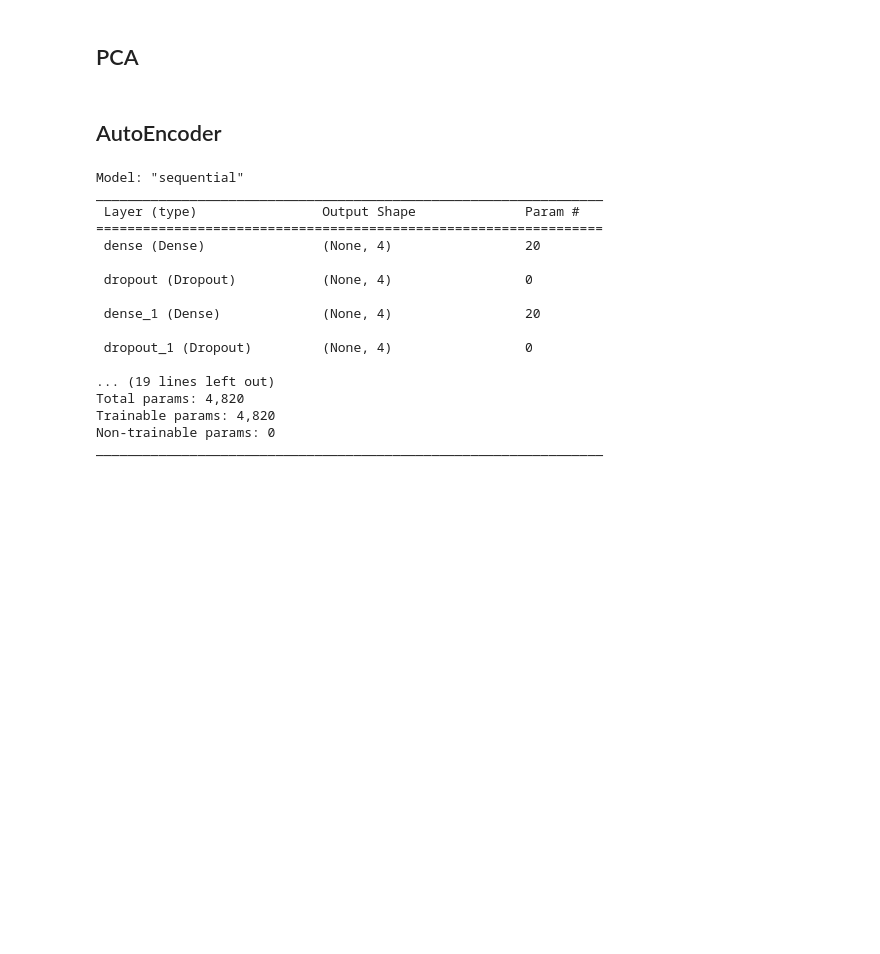
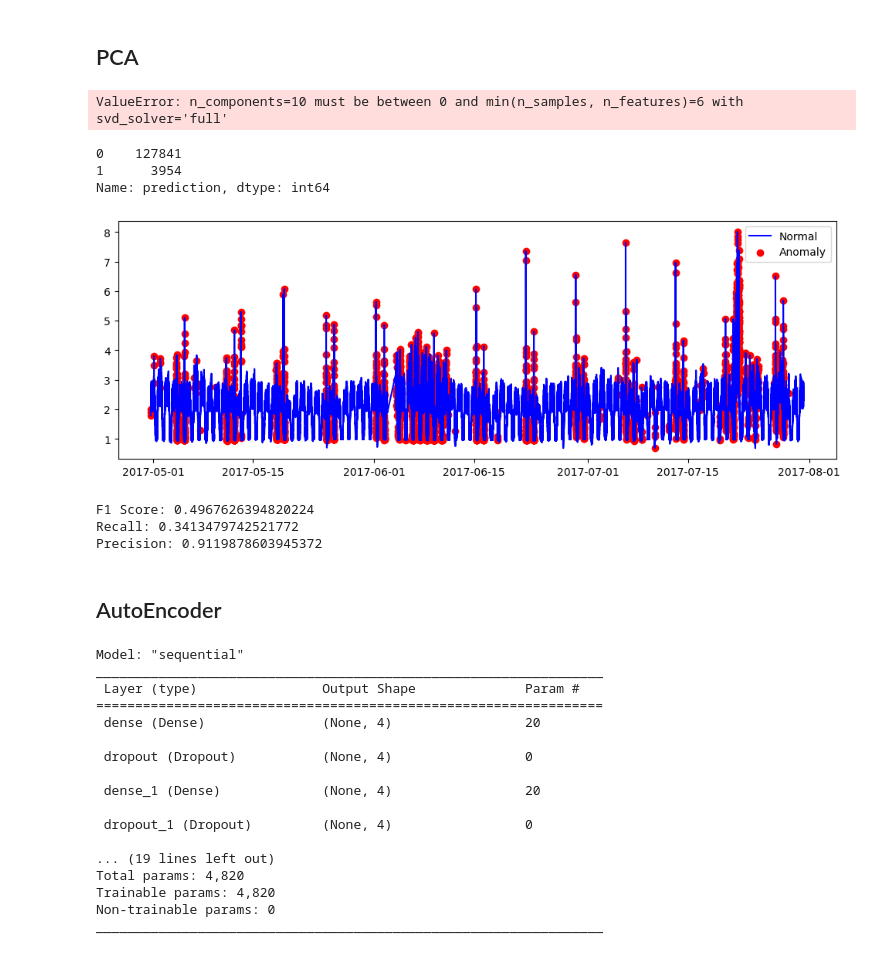
Before and after one commit to m3madadi/datadays, a Jupyter notebook: reconstruction_based.ipynb, the cells around one changed output. Drawn from its saved outputs; the diff is of its cells as text; code cells hidden in the pictures; blank space fills up the shorter version.

```diff
--- a/reconstruction_based.ipynb
+++ b/reconstruction_based.ipynb
@@ -73,0 +88,2 @@ data = df[['value', 'lag_1', 'lag_2', 'resid']]
+# %%
+validate_df = validate_series(data)
@@ -82,3 +94,33 @@ data = df[['value', 'lag_1', 'lag_2', 'resid']]
+# %%
+pca = PCA()
+pca_prediction = pca.fit_transform(validate_df)
+# %% [output]
+ValueError: n_components=10 must be between 0 and min(n_samples, n_features)=6 with svd_solver='full'
+# %%
+pca_prediction = pd.DataFrame(pca_prediction)
+# %%
+outliers_fraction = float(.03)
+if_model =  IsolationForest(contamination=outliers_fraction)
+if_model.fit(pca_prediction)
+
+if_prediction_df = data.copy()
+if_prediction_df['anomaly'] = if_model.predict(pca_prediction)
+if_prediction_df['prediction'] = np.where(if_prediction_df['anomaly']==-1, 1, 0)
+if_prediction_df['prediction'].value_counts()
+# %% [output]
+0    127841
+1      3954
+Name: prediction, dtype: int64
+# %%
+plot_outlier(if_prediction_df)
+# %% [output]
+[figure, added]
+# %%
+print_metrics(df, if_prediction_df)
+# %% [output]
+F1 Score: 0.4967626394820224
+Recall: 0.3413479742521772
+Precision: 0.9119878603945372
 # %% [markdown]
 ## AutoEncoder
 # %%
```
Also changed, not shown: parts of 14 cells of this notebook, 4 other files.
